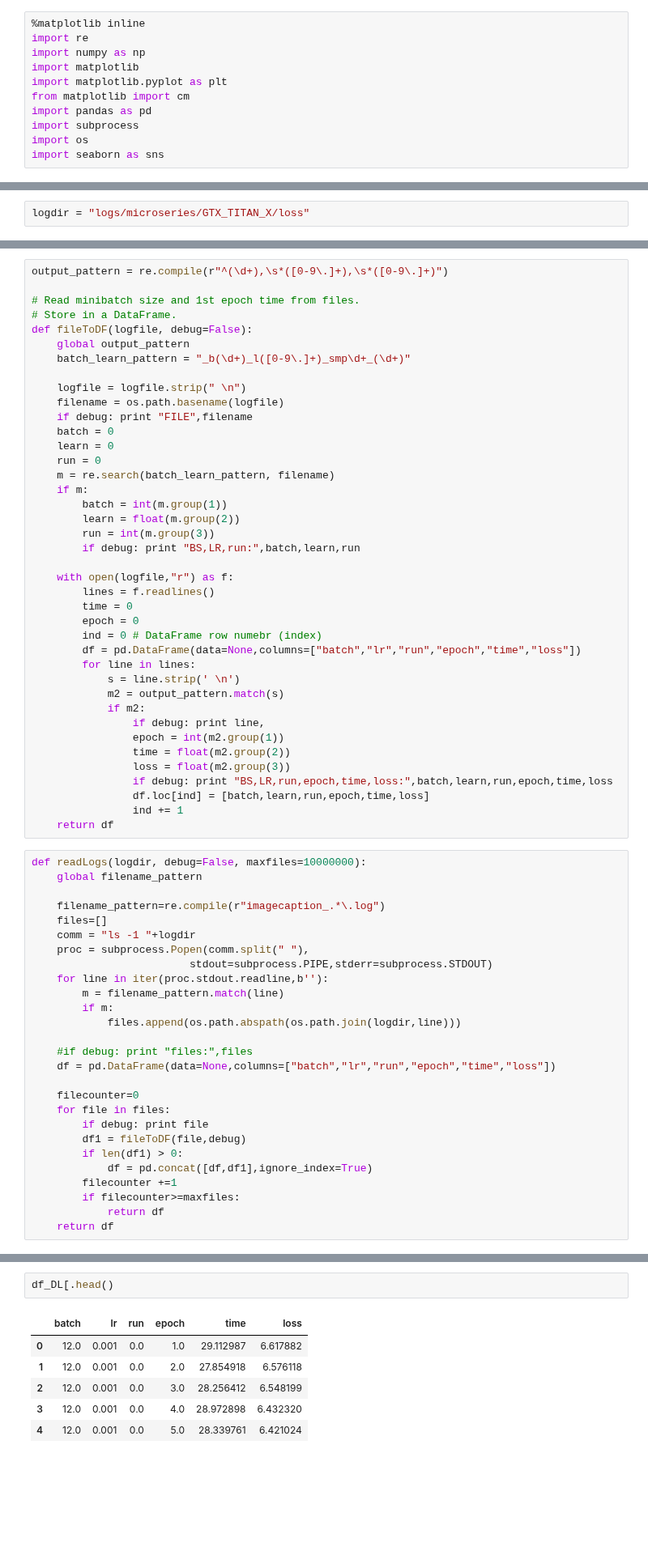
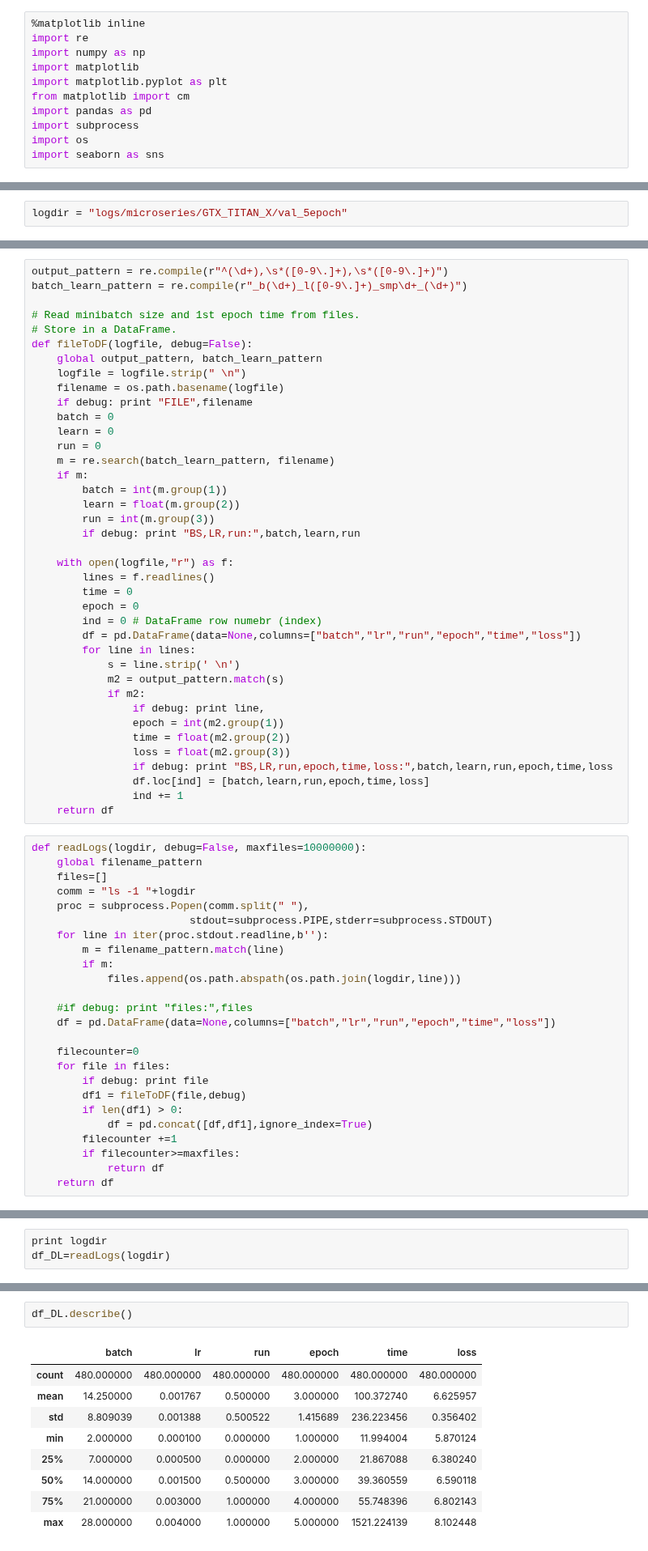
Before and after one commit to pyotr777/mlbenchmarks, a Jupyter notebook: image-caption/microseries_on_DL.ipynb, the cells around one changed output, grey strips where cells are left out. Shown at 81% size. Drawn from its saved outputs; the diff is of its cells as text; blank space fills up the shorter version.

```diff
--- a/image-caption/microseries_on_DL.ipynb
+++ b/image-caption/microseries_on_DL.ipynb
@@ -19,5 +20,5 @@ drwxr-xr-x  42 peterbryzgalov  staff  1428 Apr  3 16:47 GTX_TITAN_X
 # %%
-logdir = "logs/microseries/GTX_TITAN_X/loss"
+logdir = "logs/microseries/GTX_TITAN_X/val_5epoch"
 # %%
 filename_pattern=re.compile(r"imagecaption_.*\.log")
 files=[]
@@ -34,12 +35,11 @@ len(files)
 # %%
 output_pattern = re.compile(r"^(\d+),\s*([0-9\.]+),\s*([0-9\.]+)")
+batch_learn_pattern = re.compile(r"_b(\d+)_l([0-9\.]+)_smp\d+_(\d+)")
 
 # Read minibatch size and 1st epoch time from files.
 # Store in a DataFrame.
 def fileToDF(logfile, debug=False):
-    global output_pattern
-    batch_learn_pattern = "_b(\d+)_l([0-9\.]+)_smp\d+_(\d+)"
-
+    global output_pattern, batch_learn_pattern
     logfile = logfile.strip(" \n")
     filename = os.path.basename(logfile)
     if debug: print "FILE",filename
@@ -74,8 +74,6 @@ def fileToDF(logfile, debug=False):
 # %%
 def readLogs(logdir, debug=False, maxfiles=10000000):
     global filename_pattern
-
-    filename_pattern=re.compile(r"imagecaption_.*\.log")
     files=[]
     comm = "ls -1 "+logdir
     proc = subprocess.Popen(comm.split(" "),
@@ -102,0 +99,3 @@ df_DL=readLogs("logs/microseries/GTX_TITAN_X")
+# %%
+print logdir
+df_DL=readLogs(logdir)
@@ -103,10 +104,13 @@ df_DL=readLogs("logs/microseries/GTX_TITAN_X")
 # %%
-df_DL[.head()
+df_DL.describe()
 # %% [output]
 |  | batch | lr | run | epoch | time | loss |
-| 0 | 12.0 | 0.001 | 0.0 | 1.0 | 29.112987 | 6.617882 |
-| 1 | 12.0 | 0.001 | 0.0 | 2.0 | 27.854918 | 6.576118 |
-| 2 | 12.0 | 0.001 | 0.0 | 3.0 | 28.256412 | 6.548199 |
-| 3 | 12.0 | 0.001 | 0.0 | 4.0 | 28.972898 | 6.432320 |
-| 4 | 12.0 | 0.001 | 0.0 | 5.0 | 28.339761 | 6.421024 |
+| count | 480.000000 | 480.000000 | 480.000000 | 480.000000 | 480.000000 | 480.000000 |
+| mean | 14.250000 | 0.001767 | 0.500000 | 3.000000 | 100.372740 | 6.625957 |
+| std | 8.809039 | 0.001388 | 0.500522 | 1.415689 | 236.223456 | 0.356402 |
+| min | 2.000000 | 0.000100 | 0.000000 | 1.000000 | 11.994004 | 5.870124 |
+| 25% | 7.000000 | 0.000500 | 0.000000 | 2.000000 | 21.867088 | 6.380240 |
+| 50% | 14.000000 | 0.001500 | 0.500000 | 3.000000 | 39.360559 | 6.590118 |
+| 75% | 21.000000 | 0.003000 | 1.000000 | 4.000000 | 55.748396 | 6.802143 |
+| max | 28.000000 | 0.004000 | 1.000000 | 5.000000 | 1521.224139 | 8.102448 |
 # %%
```
Also changed, not shown: parts of 12 cells of this notebook, 2 other files.
